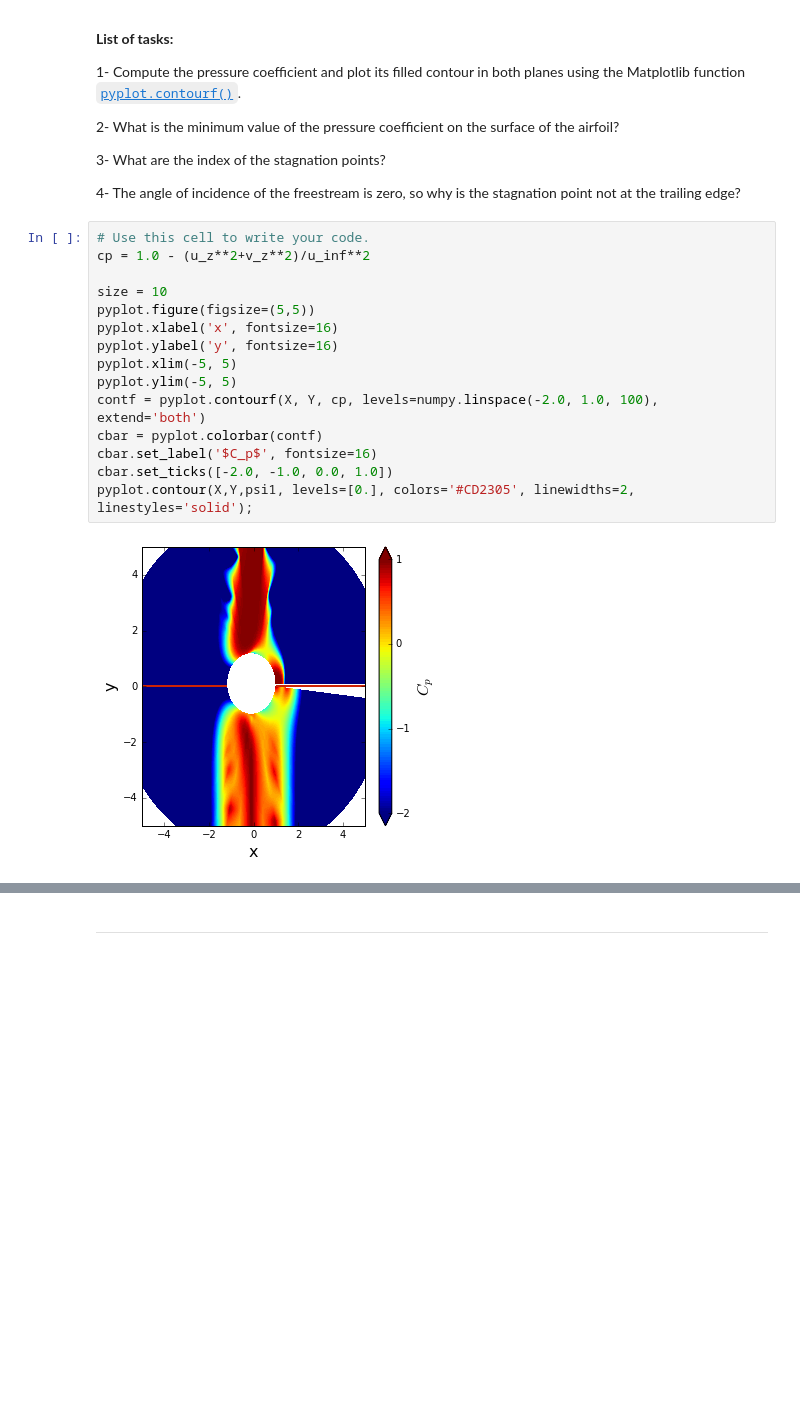
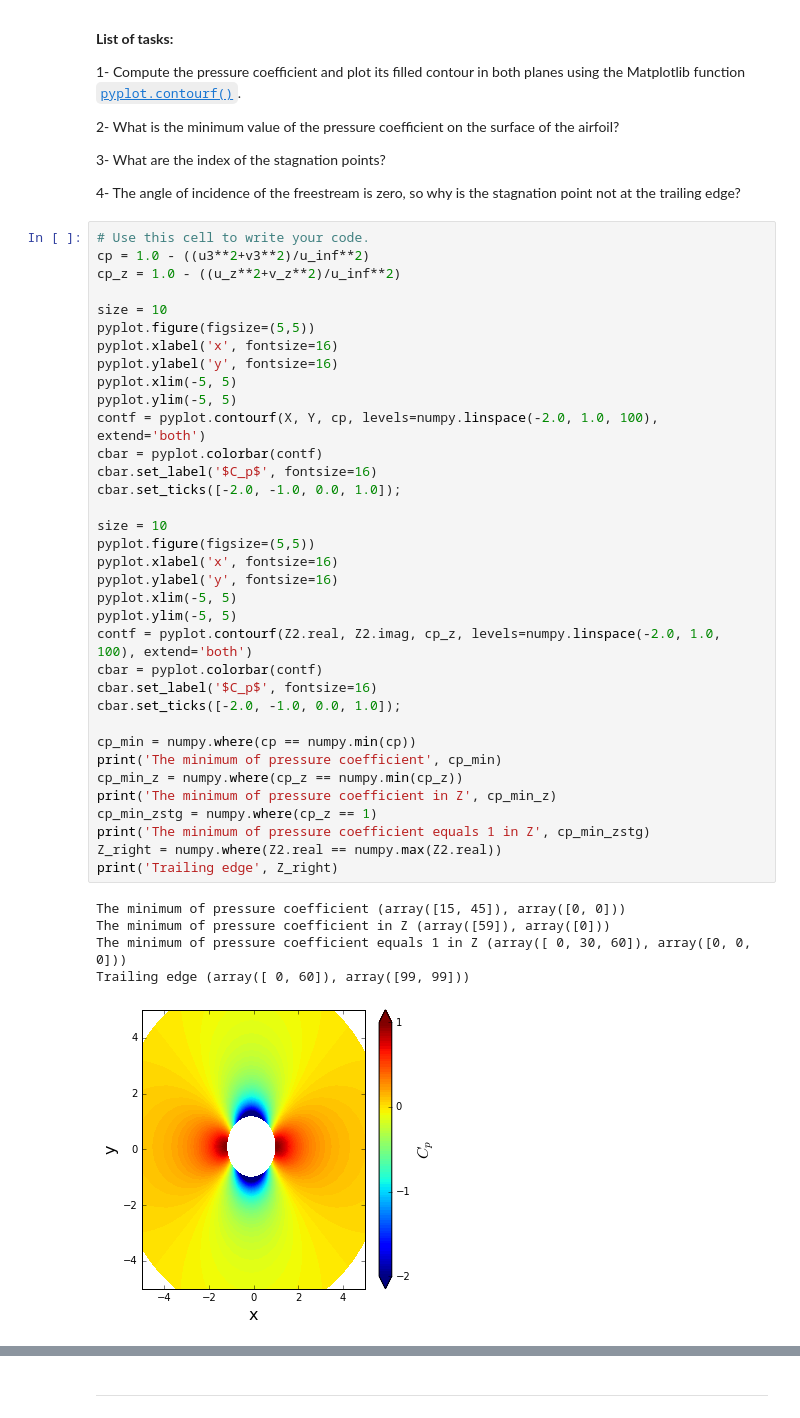
Before and after one commit to Dmphelps89/MAE6226-1, a Jupyter notebook: midterm/midterm.ipynb, the cells around one changed output, grey strips where cells are left out. Cells and saved outputs as stored; diff of their text form; blank space fills up the shorter version.

```diff
--- a/midterm/midterm.ipynb
+++ b/midterm/midterm.ipynb
@@ -368,18 +384,42 @@ Let's have a look at the pressure coefficient to check what's going on.
 4- The angle of incidence of the freestream is zero, so why is the stagnation point not at the trailing edge?
 # %%
 # Use this cell to write your code.
-cp = 1.0 - (u_z**2+v_z**2)/u_inf**2
+cp = 1.0 - ((u3**2+v3**2)/u_inf**2)
+cp_z = 1.0 - ((u_z**2+v_z**2)/u_inf**2)
 
 size = 10
 pyplot.figure(figsize=(5,5))
 pyplot.xlabel('x', fontsize=16)
 pyplot.ylabel('y', fontsize=16)
 pyplot.xlim(-5, 5)
 pyplot.ylim(-5, 5)
 contf = pyplot.contourf(X, Y, cp, levels=numpy.linspace(-2.0, 1.0, 100), extend='both')
 cbar = pyplot.colorbar(contf)
 cbar.set_label('$C_p$', fontsize=16)
-cbar.set_ticks([-2.0, -1.0, 0.0, 1.0])
-pyplot.contour(X,Y,psi1, levels=[0.], colors='#CD2305', linewidths=2, linestyles='solid');
+cbar.set_ticks([-2.0, -1.0, 0.0, 1.0]);
+
+size = 10
+pyplot.figure(figsize=(5,5))
+pyplot.xlabel('x', fontsize=16)
+pyplot.ylabel('y', fontsize=16)
+pyplot.xlim(-5, 5)
+pyplot.ylim(-5, 5)
+contf = pyplot.contourf(Z2.real, Z2.imag, cp_z, levels=numpy.linspace(-2.0, 1.0, 100), extend='both')
+cbar = pyplot.colorbar(contf)
+cbar.set_label('$C_p$', fontsize=16)
+cbar.set_ticks([-2.0, -1.0, 0.0, 1.0]);
+
+cp_min = numpy.where(cp == numpy.min(cp))
+print('The minimum of pressure coefficient', cp_min)
+cp_min_z = numpy.where(cp_z == numpy.min(cp_z))
+print('The minimum of pressure coefficient in Z', cp_min_z)
+cp_min_zstg = numpy.where(cp_z == 1)
+print('The minimum of pressure coefficient equals 1 in Z', cp_min_zstg)
+Z_right = numpy.where(Z2.real == numpy.max(Z2.real))
+print('Trailing edge', Z_right)
 # %% [output]
+The minimum of pressure coefficient (array([15, 45]), array([0, 0]))
+The minimum of pressure coefficient in Z (array([59]), array([0]))
+The minimum of pressure coefficient equals 1 in Z (array([ 0, 30, 60]), array([0, 0, 0]))
+Trailing edge (array([ 0, 60]), array([99, 99]))
-[figure, old version]
+[figure, new version]
```
Also changed, not shown: parts of 6 cells of this notebook.
